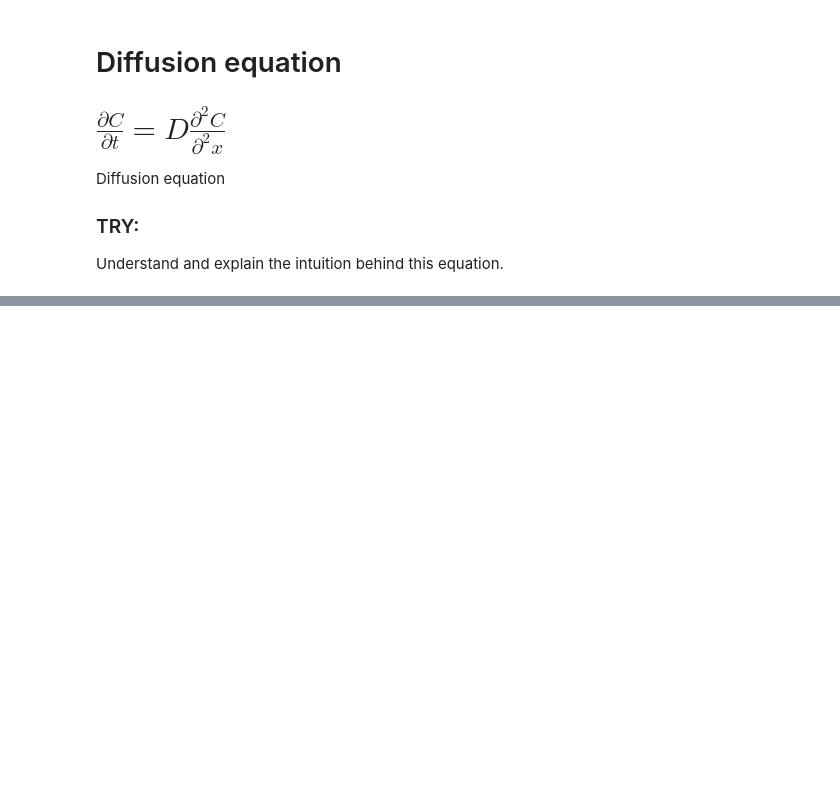
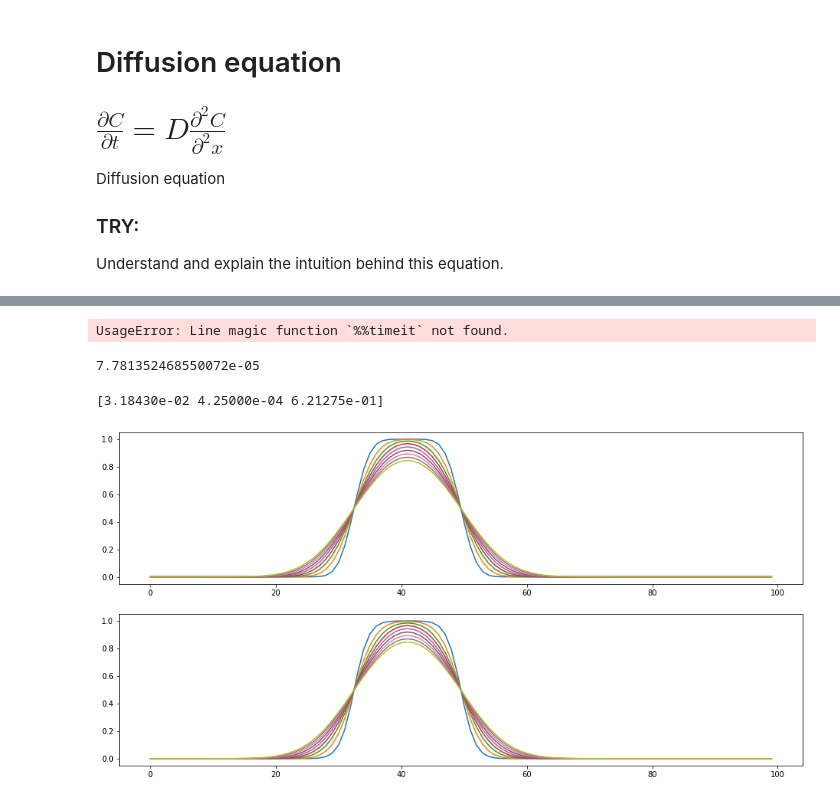
Before and after one commit to mohnjahoney/REU_physics, a Jupyter notebook: diffusion/diffusion.ipynb, the cells around one changed output, grey strips where cells are left out. Saved outputs shown, nothing was run; the diff lists cells and outputs as text; code cells hidden in the pictures; blank space fills up the shorter version.

```diff
--- a/diffusion/diffusion.ipynb
+++ b/diffusion/diffusion.ipynb
@@ -322,3 +379,19 @@ sizes = 2**np.arange(0, 10)
+# %%
+%%timeit -o #-n 1000 -r 10
+x = np.linspace(0,10,100)
+y = x**2
+z = np.sin(y)
+fast_func(x)
+
+# The timeit "magic" also as a "cell-mode".
+# %% [output]
+UsageError: Line magic function `%%timeit` not found.
+# %%
+# cell-mode requires that you grab the result in this way - not beautiful..
+result = _
+print(result.average)
+# %% [output]
+7.781352468550072e-05
 # %%
 # Imagine that this 1D array represents a metal rod at some uniform temperature $T_0$.
 # We may apply a heat source (at fixed $T_1 > T_0$), but only to one end at a time.
@@ -326,0 +483,56 @@ sizes = 2**np.arange(0, 10)
+# %%
+# We can also solve the problem using the module 'time'.
+# It is less sophisticated and less accurate, but somewhat more intuitive in some contexts.
+import time
+
+D = 0.2
+
+# Set up our discrete space and time
+L = 10
+Nx = 100
+T = 1
+Nt = 100
+xs, dx, ts, dt = setup_space_and_time(L=L, Nx=Nx, T=T, Nt=Nt)
+
+# Set BCs
+bcs = [0, 0]
+
+clock_times = []
+
+fig, ax = plt.subplots(ncols=1, nrows=2, figsize=(16, 8))
+
+# Forward euler
+################
+# Create initial condition
+c = np.zeros(Nx)
+c[Nx//3:Nx//2] = 1 # Plateau
+
+clock_times.append(time.clock())
+for tind in range(1, Nt):
+    c = diffusion_step_forward_euler(c, D, dx, dt, boundary_conditions=bcs)
+    if tind % 10 == 0:
+        ax[0].plot(c)
+
+clock_times.append(time.clock())
+
+# Backward euler
+################
+A = get_A_for_backward_euler(D, dx, dt, Nx)
+# Create initial condition
+c = np.zeros(Nx)
+c[Nx//3:Nx//2] = 1 # Plateau
+
+clock_times.append(time.clock())
+for tind in range(1, Nt):
+    c = diffusion_step_backward_euler(c, D, dx, dt, boundary_conditions=bcs, A=A)
+    if tind % 10 == 0:
+        ax[1].plot(c)
+
+clock_times.append(time.clock())
+################
+
+clock_times = np.array(clock_times)
+print(np.diff(clock_times))
+# %% [output]
+[3.18430e-02 4.25000e-04 6.21275e-01]
+[figure, added]
```
Also changed, not shown: parts of 41 cells of this notebook.
